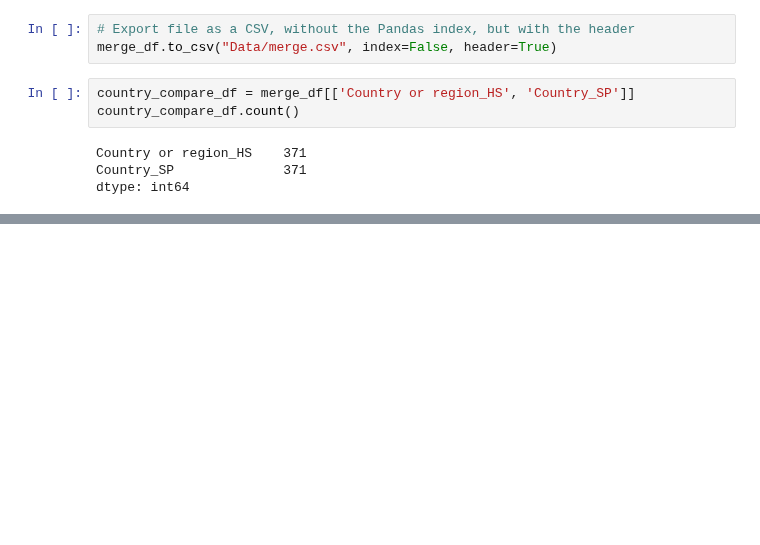
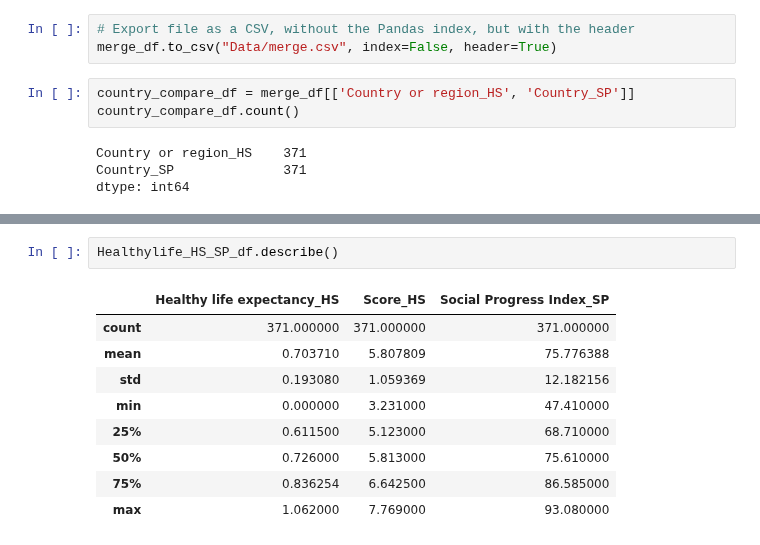
Before and after one commit to chrispope12391/Project-1-, a Jupyter notebook: Project 1, Team 5 - Data Cleaning Notebook.ipynb, the cells around one changed output, grey strips where cells are left out. Cells and saved outputs as stored; diff of their text form; blank space fills up the shorter version.

```diff
--- a/Project 1, Team 5 - Data Cleaning Notebook.ipynb
+++ b/Project 1, Team 5 - Data Cleaning Notebook.ipynb
@@ -129,0 +161,12 @@ dtype: int64
+# %%
+Healthylife_HS_SP_df.describe()
+# %% [output]
+|  | Healthy life expectancy_HS | Score_HS | Social Progress Index_SP |
+| count | 371.000000 | 371.000000 | 371.000000 |
+| mean | 0.703710 | 5.807809 | 75.776388 |
+| std | 0.193080 | 1.059369 | 12.182156 |
+| min | 0.000000 | 3.231000 | 47.410000 |
+| 25% | 0.611500 | 5.123000 | 68.710000 |
+| 50% | 0.726000 | 5.813000 | 75.610000 |
+| 75% | 0.836254 | 6.642500 | 86.585000 |
+| max | 1.062000 | 7.769000 | 93.080000 |
```
Also changed, not shown: parts of 6 cells of this notebook, 2 other files.
